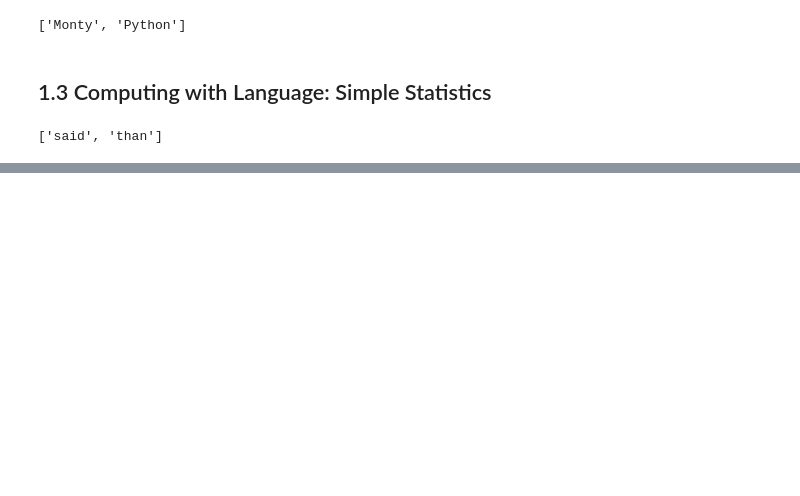
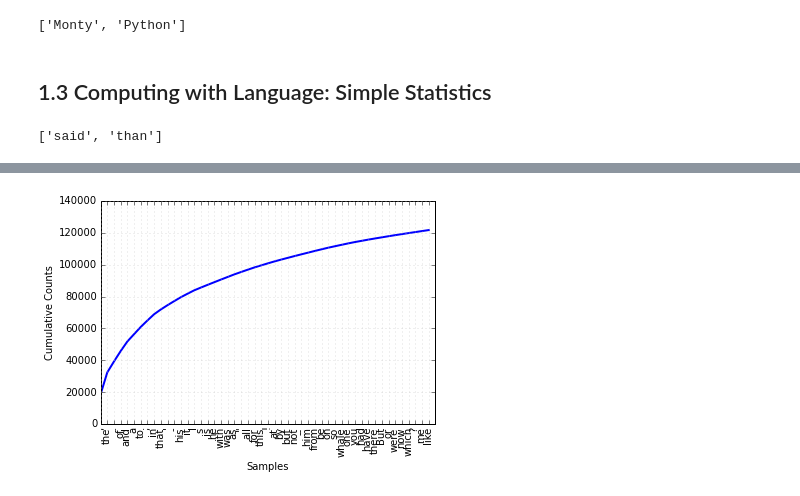
Before and after one commit to babelPish/nlp, a Jupyter notebook: part1/ch01/ch01_language_processing_and_python.ipynb, the cells around one changed output, grey strips where cells are left out. Drawn from its saved outputs; the diff is of its cells as text; code cells hidden in the pictures; blank space fills up the shorter version.

```diff
--- a/part1/ch01/ch01_language_processing_and_python.ipynb
+++ b/part1/ch01/ch01_language_processing_and_python.ipynb
@@ -387,0 +608,2 @@ tokens[-2:]
+# %%
+fdist1 = FreqDist(text1)
@@ -387,0 +636,4 @@ tokens[-2:]
+# %%
+fdist1.plot(50, cumulative=True)
+# %% [output]
+[figure, added]
```
Also changed, not shown: parts of 133 cells of this notebook.
